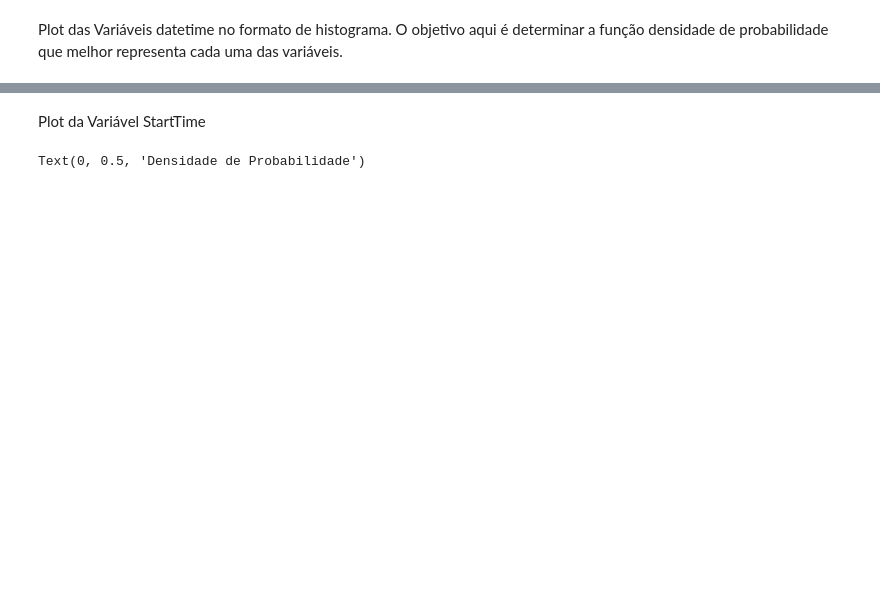
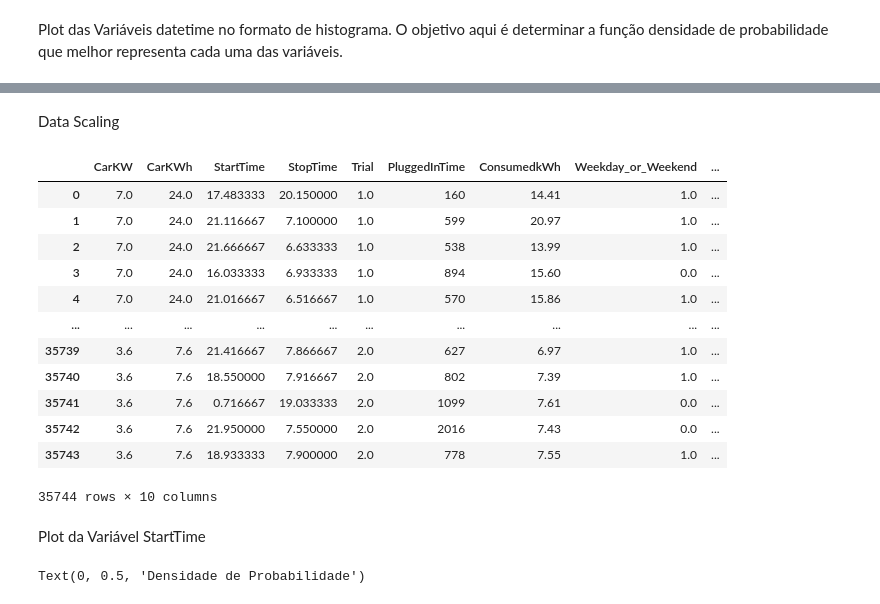
Before and after one commit to devrveiga/task_timeseries, a Jupyter notebook: dataVE.ipynb, the cells around one changed output, grey strips where cells are left out. Drawn from its saved outputs; the diff is of its cells as text; code cells hidden in the pictures; blank space fills up the shorter version.

Commit message:
Data Scaling

```diff
--- a/dataVE.ipynb
+++ b/dataVE.ipynb
@@ -248,0 +203,18 @@ Plot das Variáveis datetime no formato de histograma. O objetivo aqui é determ
+# %% [markdown]
+Data Scaling
+# %%
+df
+# %% [output]
+|  | CarKW | CarKWh | StartTime | StopTime | Trial | PluggedInTime | ConsumedkWh | Weekday_or_Weekend | ... |
+| 0 | 7.0 | 24.0 | 17.483333 | 20.150000 | 1.0 | 160 | 14.41 | 1.0 | ... |
+| 1 | 7.0 | 24.0 | 21.116667 | 7.100000 | 1.0 | 599 | 20.97 | 1.0 | ... |
+| 2 | 7.0 | 24.0 | 21.666667 | 6.633333 | 1.0 | 538 | 13.99 | 1.0 | ... |
+| 3 | 7.0 | 24.0 | 16.033333 | 6.933333 | 1.0 | 894 | 15.60 | 0.0 | ... |
+| 4 | 7.0 | 24.0 | 21.016667 | 6.516667 | 1.0 | 570 | 15.86 | 1.0 | ... |
+| ... | ... | ... | ... | ... | ... | ... | ... | ... | ... |
+| 35739 | 3.6 | 7.6 | 21.416667 | 7.866667 | 2.0 | 627 | 6.97 | 1.0 | ... |
+| 35740 | 3.6 | 7.6 | 18.550000 | 7.916667 | 2.0 | 802 | 7.39 | 1.0 | ... |
+| 35741 | 3.6 | 7.6 | 0.716667 | 19.033333 | 2.0 | 1099 | 7.61 | 0.0 | ... |
+| 35742 | 3.6 | 7.6 | 21.950000 | 7.550000 | 2.0 | 2016 | 7.43 | 0.0 | ... |
+| 35743 | 3.6 | 7.6 | 18.933333 | 7.900000 | 2.0 | 778 | 7.55 | 1.0 | ... |
+35744 rows × 10 columns
```
Also changed, not shown: parts of 31 cells of this notebook, 1 other file.
